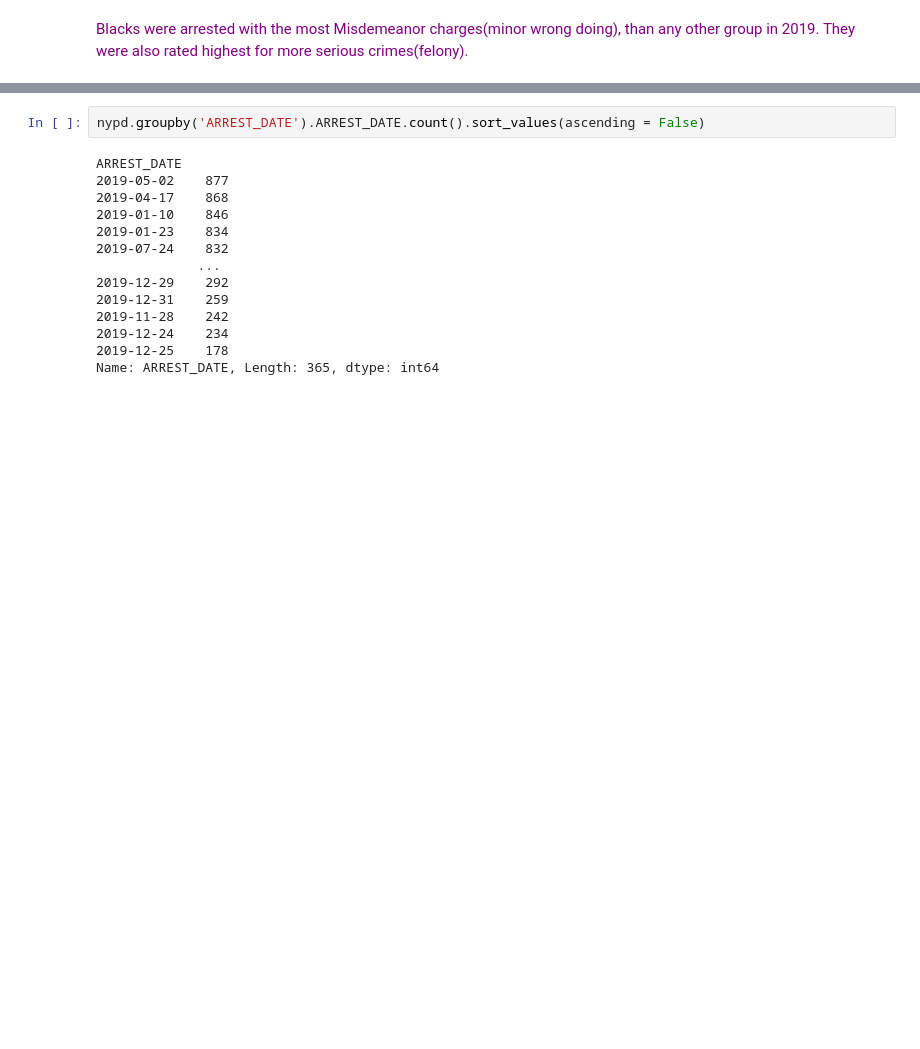
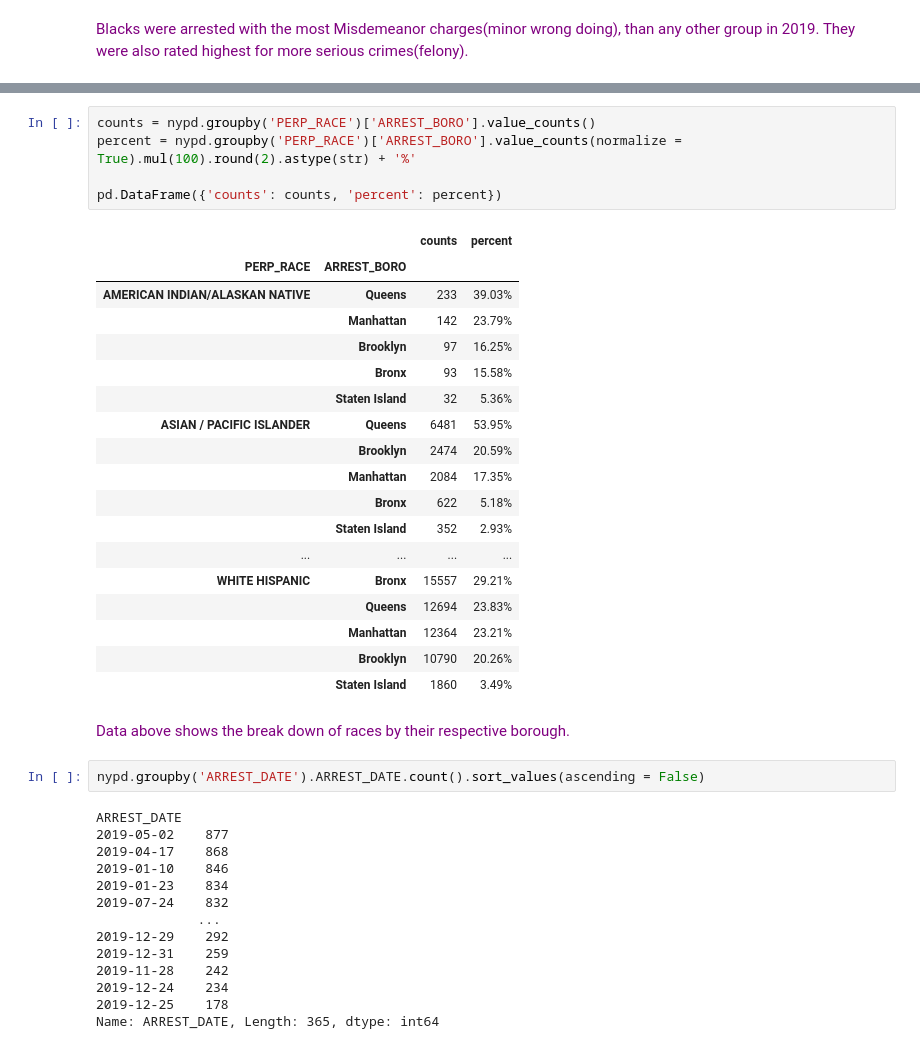
Before and after one commit to city-college-machine-learning/NYPD_Arrest_Analysis, a Jupyter notebook: NYPD_Arrest_Analysis.ipynb, the cells around one changed output, grey strips where cells are left out. Saved outputs shown, nothing was run; the diff lists cells and outputs as text; blank space fills up the shorter version.

```diff
--- a/NYPD_Arrest_Analysis.ipynb
+++ b/NYPD_Arrest_Analysis.ipynb
@@ -448,3 +428,29 @@ Name: ARREST_BORO, dtype: int64
+# %%
+counts = nypd.groupby('PERP_RACE')['ARREST_BORO'].value_counts()
+percent = nypd.groupby('PERP_RACE')['ARREST_BORO'].value_counts(normalize = True).mul(100).round(2).astype(str) + '%'
+
+pd.DataFrame({'counts': counts, 'percent': percent})
+# %% [output]
+|  |  | counts | percent |
+| PERP_RACE | ARREST_BORO |  |  |
+| AMERICAN INDIAN/ALASKAN NATIVE | Queens | 233 | 39.03% |
+|  | Manhattan | 142 | 23.79% |
+|  | Brooklyn | 97 | 16.25% |
+|  | Bronx | 93 | 15.58% |
+|  | Staten Island | 32 | 5.36% |
+| ASIAN / PACIFIC ISLANDER | Queens | 6481 | 53.95% |
+|  | Brooklyn | 2474 | 20.59% |
+|  | Manhattan | 2084 | 17.35% |
+|  | Bronx | 622 | 5.18% |
+|  | Staten Island | 352 | 2.93% |
+| ... | ... | ... | ... |
+| WHITE HISPANIC | Bronx | 15557 | 29.21% |
+|  | Queens | 12694 | 23.83% |
+|  | Manhattan | 12364 | 23.21% |
+|  | Brooklyn | 10790 | 20.26% |
+|  | Staten Island | 1860 | 3.49% |
+# %% [markdown]
+<font color = 'purple'> Data above shows the break down of races by their respective borough.<font/>
 # %%
 nypd.groupby('ARREST_DATE').ARREST_DATE.count().sort_values(ascending = False)
 # %% [output]
```
Also changed, not shown: parts of 28 cells of this notebook.
